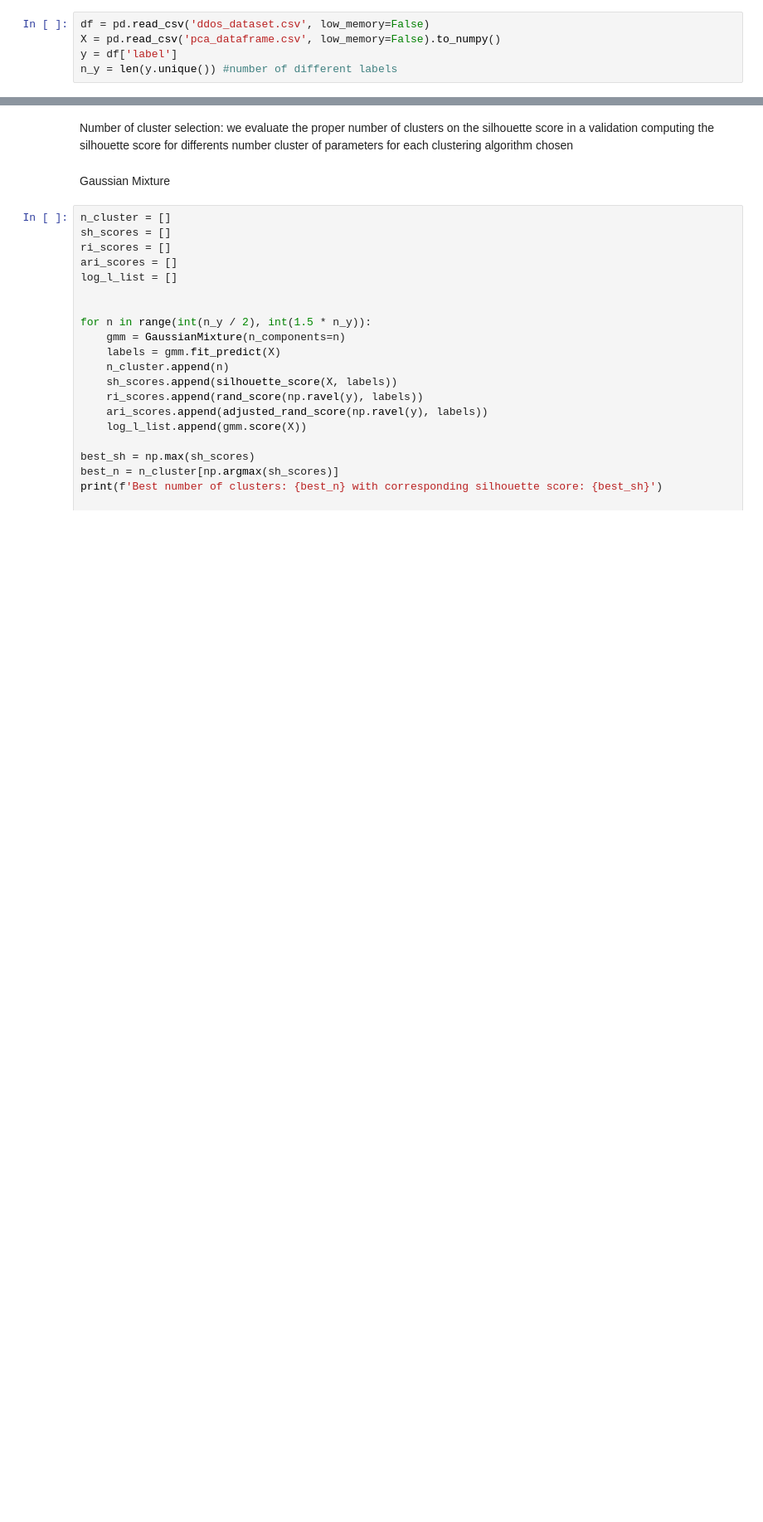
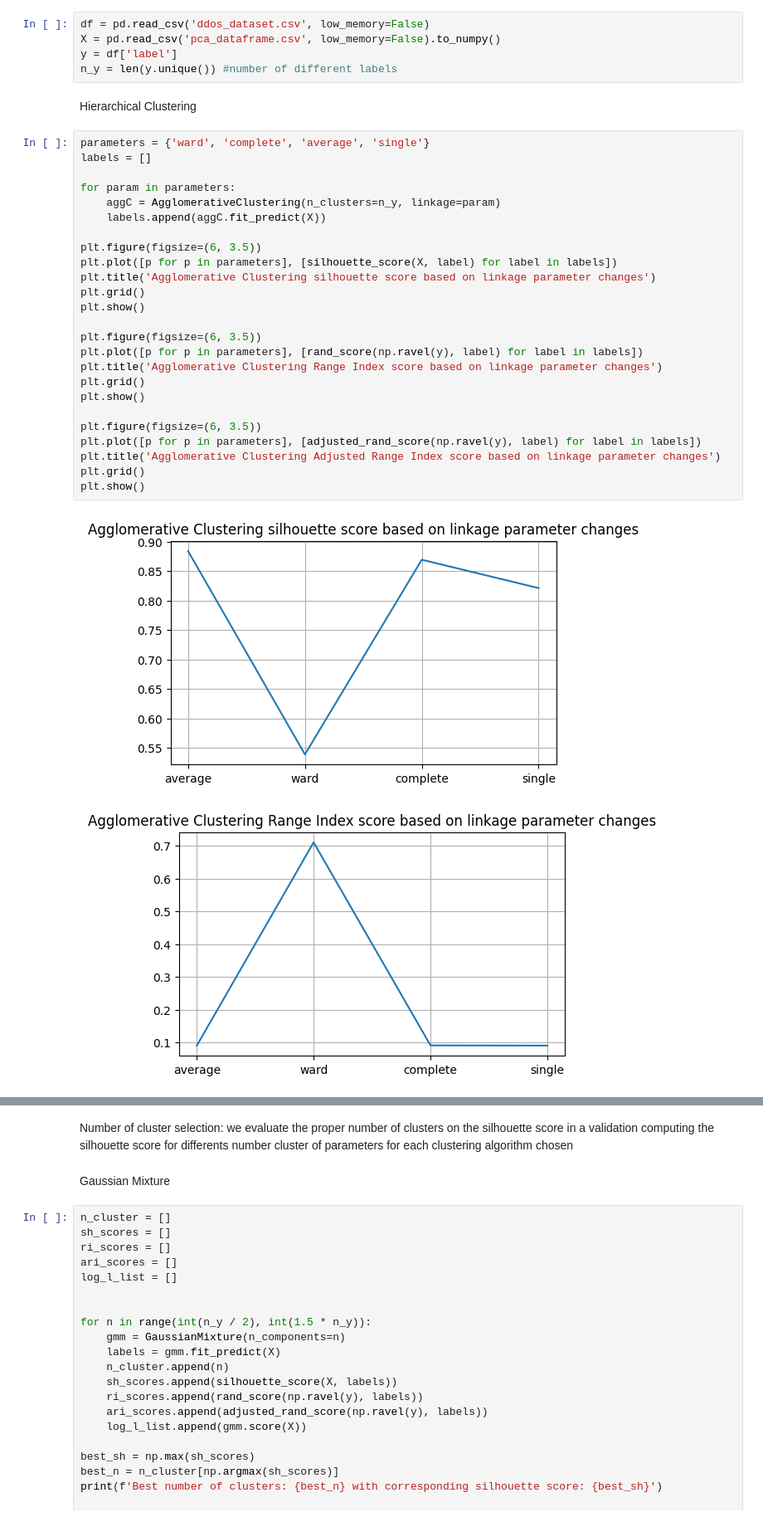
Before and after one commit to federicomirra01/DDoS_analysis_project, a Jupyter notebook: Section_3.ipynb, the cells around one changed output, grey strips where cells are left out. Shown at 83% size. Saved outputs shown, nothing was run; the diff lists cells and outputs as text; blank space fills up the shorter version.

Commit message:
AgglomerativeClustering added

```diff
--- a/Section_3.ipynb
+++ b/Section_3.ipynb
@@ -14,3 +16,33 @@ df = pd.read_csv('ddos_dataset.csv', low_memory=False)
 X = pd.read_csv('pca_dataframe.csv', low_memory=False).to_numpy()
 y = df['label']
 n_y = len(y.unique()) #number of different labels
+# %% [markdown]
+Hierarchical Clustering
+# %%
+parameters = {'ward', 'complete', 'average', 'single'}
+labels = []
+
+for param in parameters:
+    aggC = AgglomerativeClustering(n_clusters=n_y, linkage=param)
+    labels.append(aggC.fit_predict(X))
+
+plt.figure(figsize=(6, 3.5))
+plt.plot([p for p in parameters], [silhouette_score(X, label) for label in labels])
+plt.title('Agglomerative Clustering silhouette score based on linkage parameter changes')
+plt.grid()
+plt.show()
+
+plt.figure(figsize=(6, 3.5))
+plt.plot([p for p in parameters], [rand_score(np.ravel(y), label) for label in labels])
+plt.title('Agglomerative Clustering Range Index score based on linkage parameter changes')
+plt.grid()
+plt.show()
+
+plt.figure(figsize=(6, 3.5))
+plt.plot([p for p in parameters], [adjusted_rand_score(np.ravel(y), label) for label in labels])
+plt.title('Agglomerative Clustering Adjusted Range Index score based on linkage parameter changes')
+plt.grid()
+plt.show()
+# %% [output]
+[figure, added]
+[figure, added]
```
Also changed, not shown: parts of 7 cells of this notebook.
